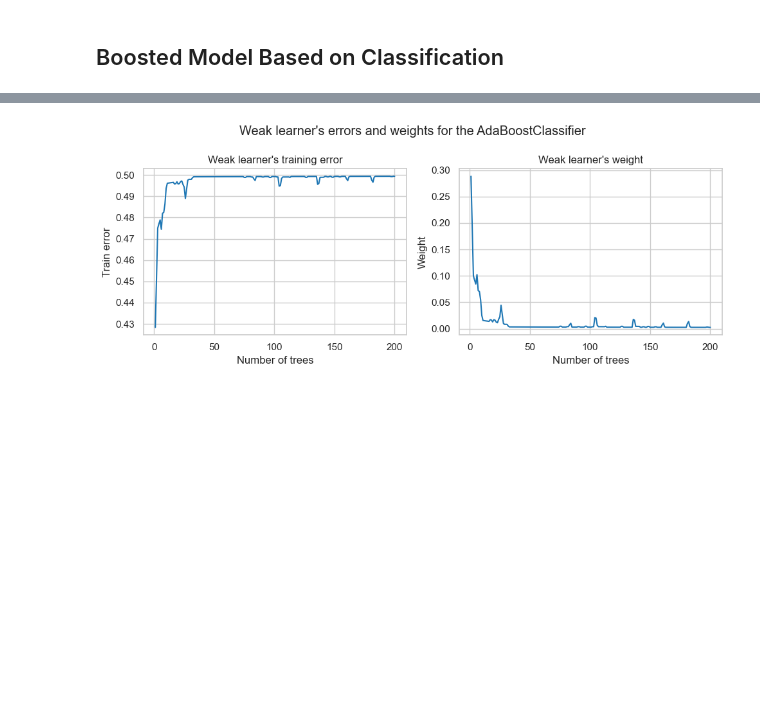
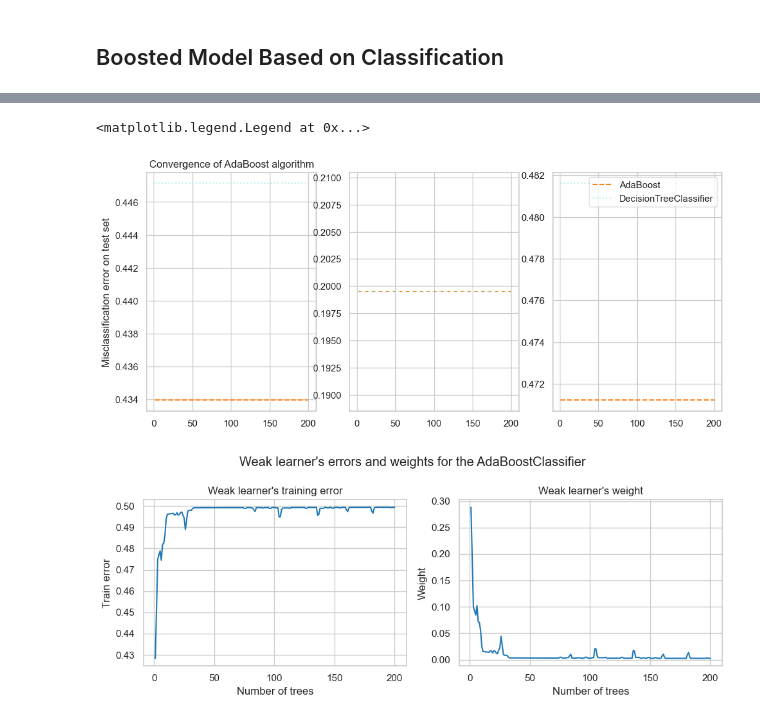
Before and after one commit to deveshtalreja/Final-Project, a Jupyter notebook: Final Project.ipynb, the cells around one changed output, grey strips where cells are left out. Drawn from its saved outputs; the diff is of its cells as text; code cells hidden in the pictures; blank space fills up the shorter version.

Commit message:
Messing my Graphs up

```diff
--- a/Final Project.ipynb
+++ b/Final Project.ipynb
@@ -405,3 +410,30 @@ DummyClassifier's misclassification_error: 0.48161
+# %%
+def plot_error(boosting_errors, weak_learners_misclassification_error, dummy_classifiers_misclassification_error, position):
+    ax[position].plot(
+        [boosting_errors.index.min(), boosting_errors.index.max()],
+        [weak_learners_misclassification_error, weak_learners_misclassification_error],
+        color="tab:orange",
+        linestyle="dashed",
+    )
+    ax[position].plot(
+        [boosting_errors.index.min(), boosting_errors.index.max()],
+        [
+            dummy_classifiers_misclassification_error,
+            dummy_classifiers_misclassification_error,
+        ],
+        color="c",
+        linestyle="dotted",
+    )
+fig, ax = plt.subplots(nrows = 1, ncols = 3, figsize = (12,5))
+ax[0].set_ylabel("Misclassification error on test set")
+ax[0].set_title("Convergence of AdaBoost algorithm")
+plot_error(models_Boost[0][1], models_decision[0][1], models_dummy[0][1], 0)
+plot_error(models_Boost[1][1], models_decision[1][1], models_dummy[1][1], 1)
+plot_error(models_Boost[2][1], models_decision[2][1], models_dummy[2][1], 2)
+plt.legend(["AdaBoost", "DecisionTreeClassifier", "DummyClassifier"], loc=1)
+# %% [output]
+<matplotlib.legend.Legend at 0x...>
+[figure, added]
 # %%
 for clf in models_Boost:
     weak_learners_info = pd.DataFrame(
```
Also changed, not shown: parts of 4 cells of this notebook.
